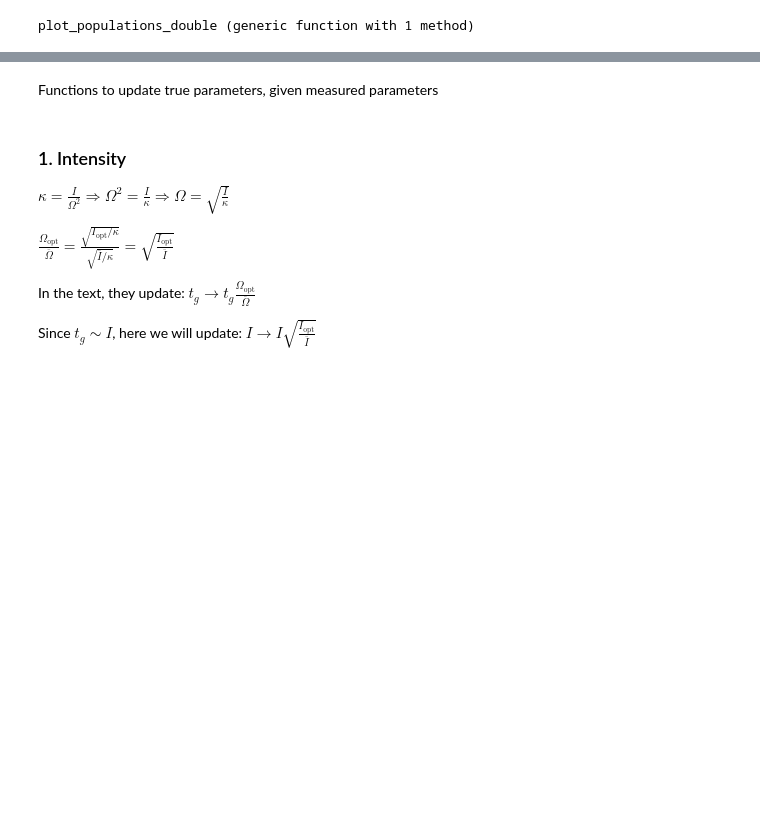
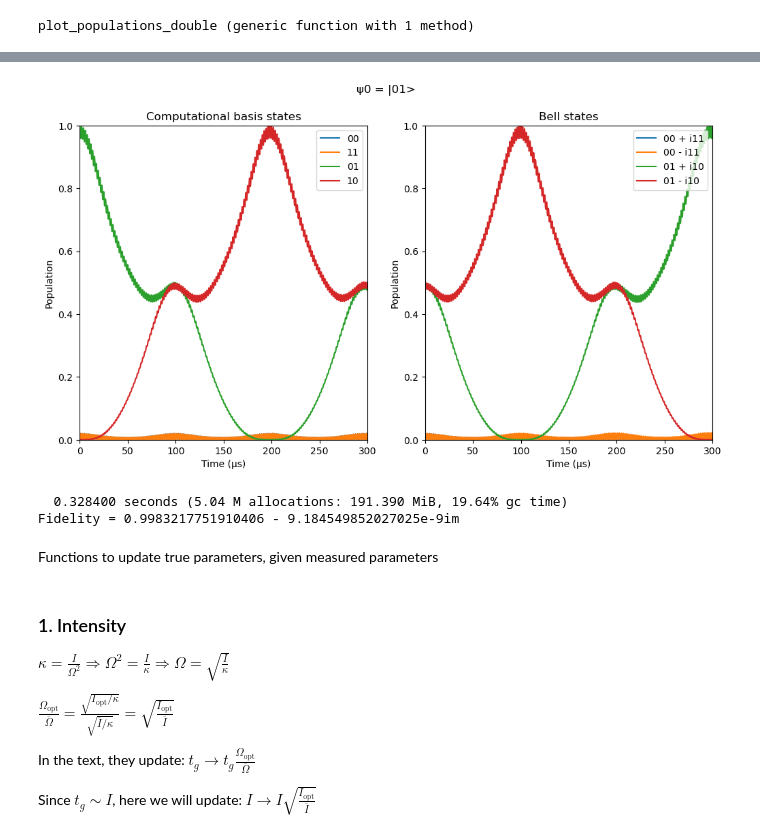
Before and after one commit to SQRLab/IonSim, a Jupyter notebook: molmer_sorensen/bayesian_calibration.ipynb, the cells around one changed output, grey strips where cells are left out. Cells and saved outputs as stored; diff of their text form; code cells hidden in the pictures; blank space fills up the shorter version.

```diff
--- a/molmer_sorensen/bayesian_calibration.ipynb
+++ b/molmer_sorensen/bayesian_calibration.ipynb
@@ -156,3 +182,13 @@ Electronic-Motional entanglement entropy: 0.020917911694368213
+# %%
+@time tout01, sol01 = timeevolution.schroedinger_dynamic(3*T_RANGE/TIMESCALE, ket_01 ⊗ ket0_VIB_MODE , h);
+plot_populations_double(MS_CHAMBER_TUNED, tout01, sol01, title="ψ0 = |01>")
+
+ρ_final = ptrace(dm(sol01[end]), 3)
+print("Fidelity = ", fidelity(ρ_final, ρ_01_p_i10))
+# %% [output]
+[figure, added]
+  0.328400 seconds (5.04 M allocations: 191.390 MiB, 19.64% gc time)
+Fidelity = 0.9983217751910406 - 9.184549852027025e-9im
 # %% [markdown]
 Functions to update true parameters, given measured parameters
 # %% [markdown]
```
Also changed, not shown: parts of 43 cells of this notebook.
